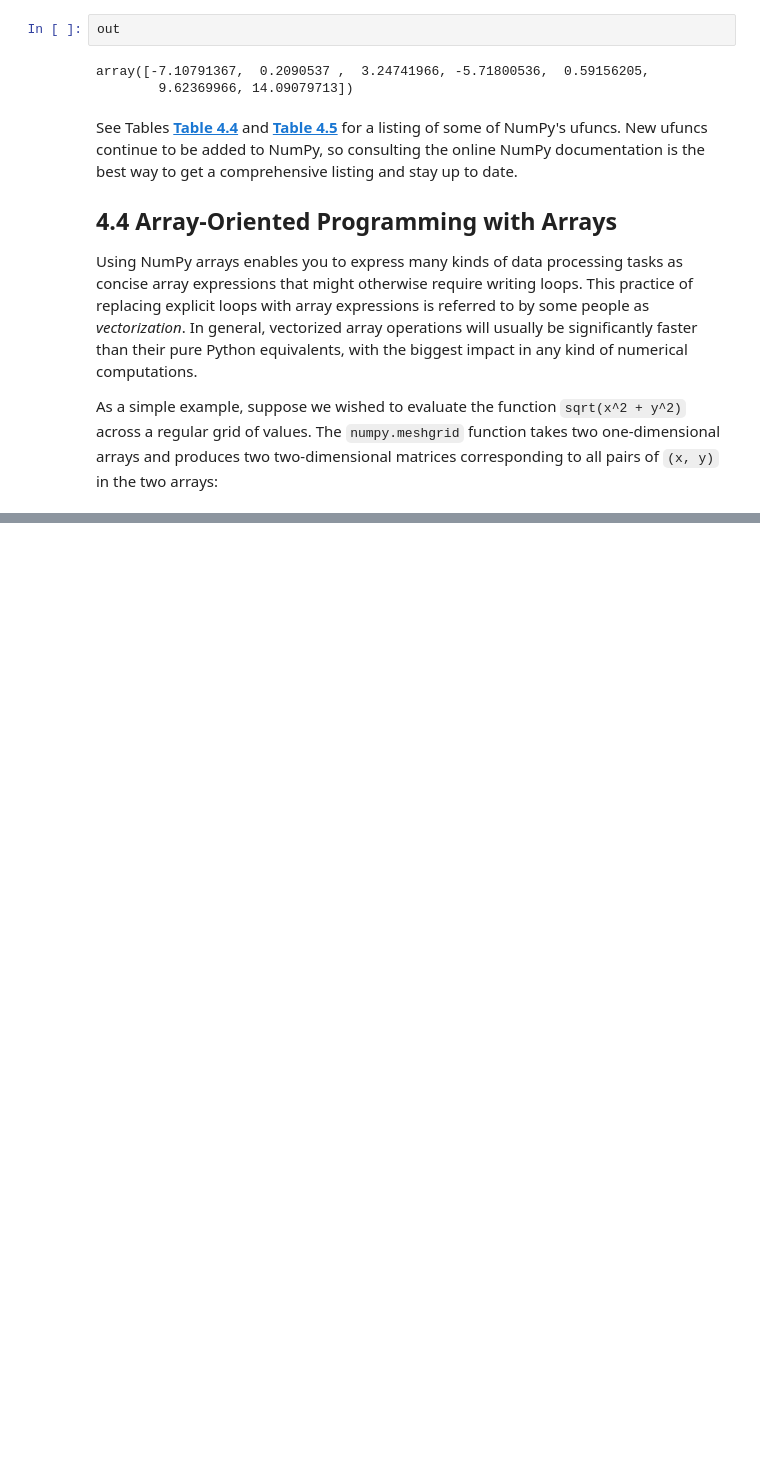
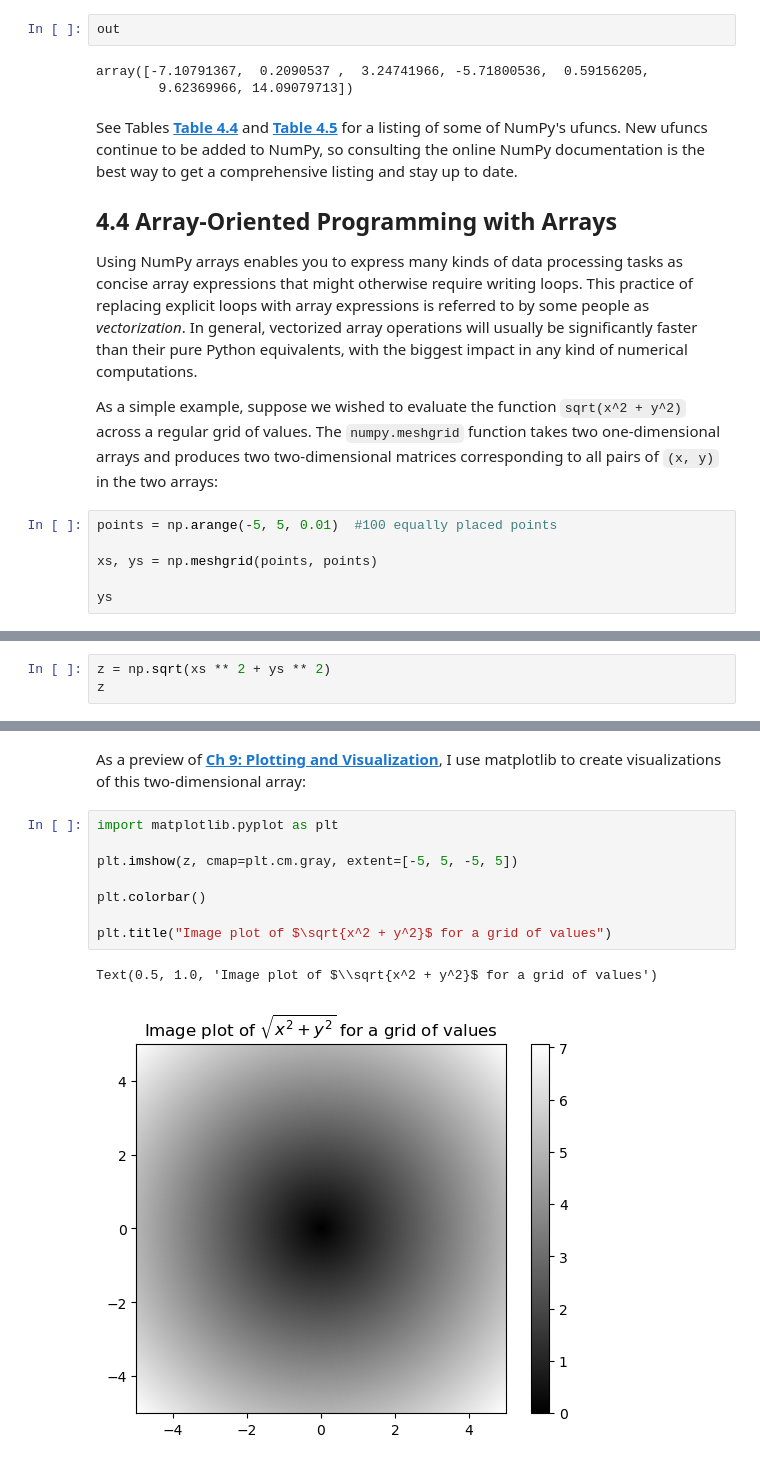
Before and after one commit to TimLinkous/McKinneyBook, a Jupyter notebook: Chapter4/Starter.ipynb, the cells around one changed output, grey strips where cells are left out. Saved outputs shown, nothing was run; the diff lists cells and outputs as text; blank space fills up the shorter version.

```diff
--- a/Chapter4/Starter.ipynb
+++ b/Chapter4/Starter.ipynb
@@ -900,3 +900,9 @@ See Tables **[Table 4.4](https://wesmckinney.com/book/numpy-basics#tbl-table_una
 Using NumPy arrays enables you to express many kinds of data processing tasks as concise array expressions that might otherwise require writing loops. This practice of replacing explicit loops with array expressions is referred to by some people as *vectorization*. In general, vectorized array operations will usually be significantly faster than their pure Python equivalents, with the biggest impact in any kind of numerical computations.
 
 As a simple example, suppose we wished to evaluate the function `sqrt(x^2 + y^2)` across a regular grid of values. The `numpy.meshgrid` function takes two one-dimensional arrays and produces two two-dimensional matrices corresponding to all pairs of `(x, y)` in the two arrays:
+# %%
+points = np.arange(-5, 5, 0.01)  #100 equally placed points
+
+xs, ys = np.meshgrid(points, points)
+
+ys
@@ -902,0 +919,3 @@ As a simple example, suppose we wished to evaluate the function `sqrt(x^2 + y^2)
+# %%
+z = np.sqrt(xs ** 2 + ys ** 2)
+z
@@ -902,0 +936,13 @@ As a simple example, suppose we wished to evaluate the function `sqrt(x^2 + y^2)
+# %% [markdown]
+As a preview of **[Ch 9: Plotting and Visualization](https://wesmckinney.com/book/numpy-basics#fig-numpy_vectorize_circle)**, I use matplotlib to create visualizations of this two-dimensional array:
+# %%
+import matplotlib.pyplot as plt
+
+plt.imshow(z, cmap=plt.cm.gray, extent=[-5, 5, -5, 5])
+
+plt.colorbar()
+
+plt.title("Image plot of $\sqrt{x^2 + y^2}$ for a grid of values")
+# %% [output]
+Text(0.5, 1.0, 'Image plot of $\\sqrt{x^2 + y^2}$ for a grid of values')
+[figure, added]
```
Also changed, not shown: parts of 99 cells of this notebook, 4 other files.
